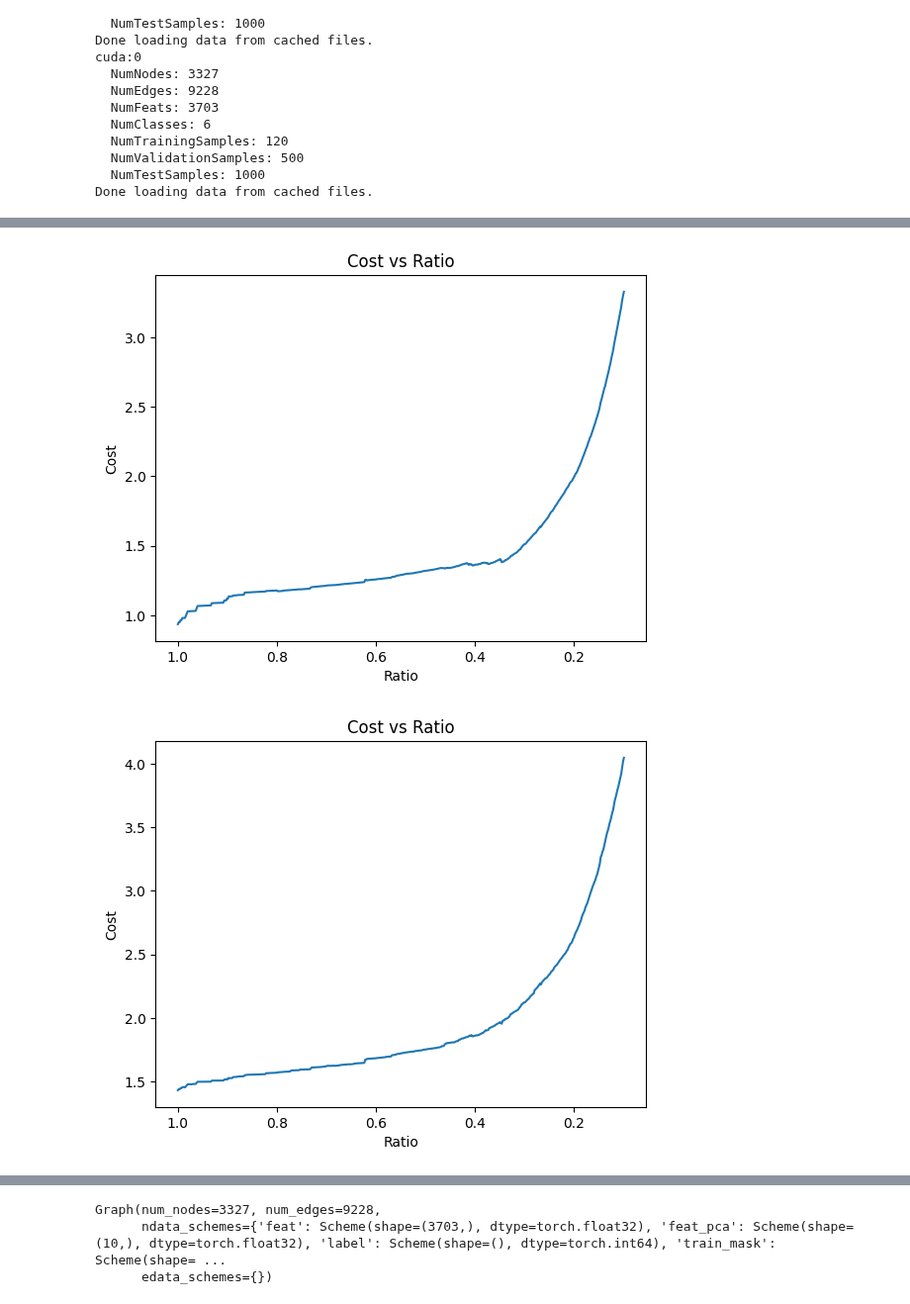
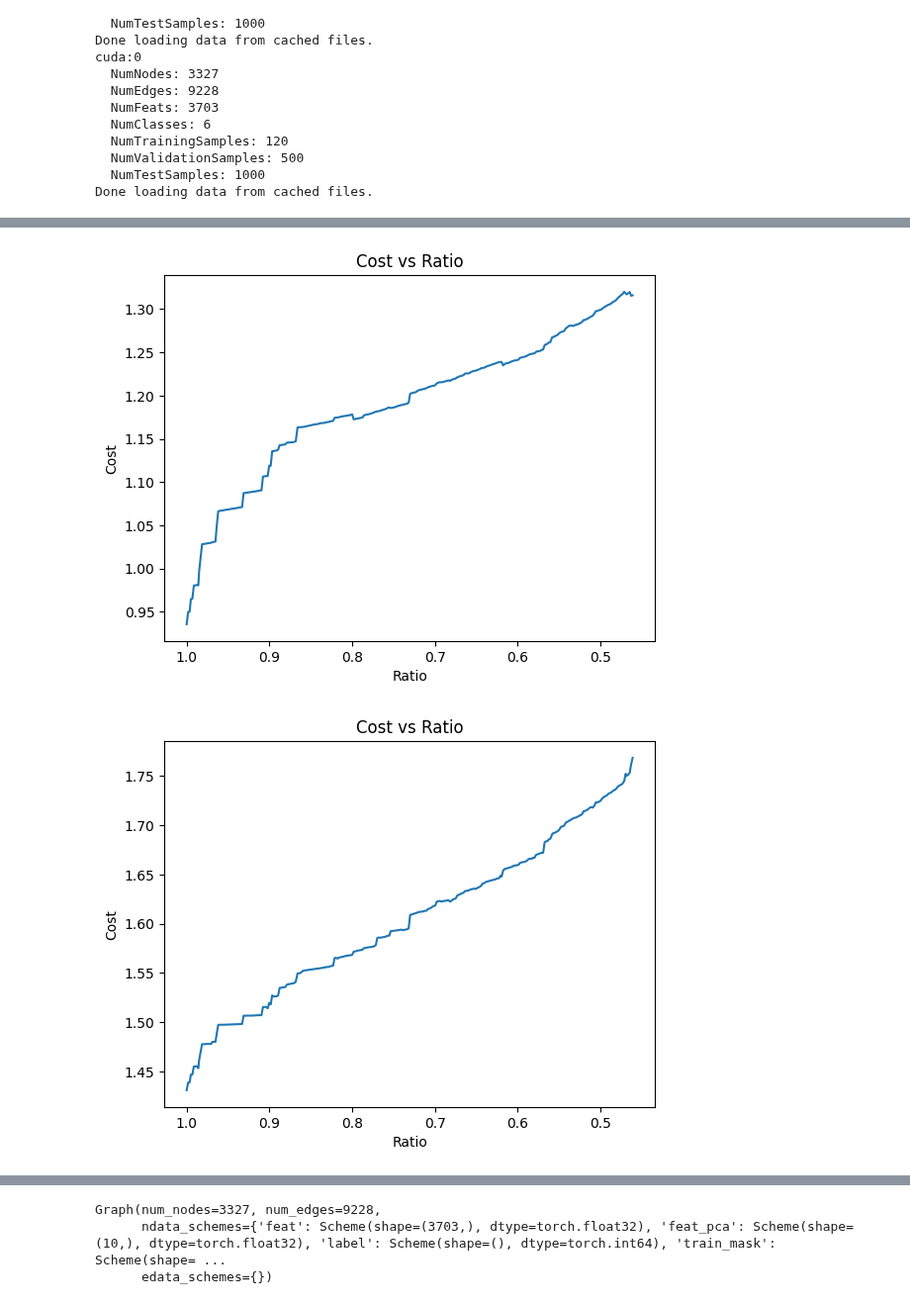
Before and after one commit to Robino-CK/hetero-conv-matching, a Jupyter notebook: test_citeseer.ipynb, the cells around one changed output, grey strips where cells are left out. Shown at 99% size. Drawn from its saved outputs; the diff is of its cells as text; code cells hidden in the pictures.

Commit message:
added some plots

```diff
--- a/test_citeseer.ipynb
+++ b/test_citeseer.ipynb
@@ -43,24 +43,25 @@ Done loading data from cached files.
 from Projections.JLRandom import JLRandomProjection
 original_graph = original_graph.to(device=device)
 from Projections.CCA import CCA
+from Projections.ContrastiveLearner import LinearContrastiveLearner
 
 num_nearest_init_neighbors_per_type = {"paper": 1, "cites": 25, "cited-by":1}
 coarsener = HeteroRGCNCoarsener(original_graph, num_nearest_init_neighbors_per_type,initial_k_layer=2, device=device, pairs_per_level=10,norm_p=1, approx_neigh=True,
-                                 use_out_degree=True, use_zscore=False, cca_cls=CCA , add_feat=True , use_cos_sim=False,folder_name="cit_cca_pca_10_metrics_devided_100" , checkpoints=[0.9,0.8,0.7,0.6 ,0.5,0.4, 0.3,0.2,0.1]          ) # , projection_cls= JLRandomProjection
+                                 use_out_degree=True, use_zscore=False, cca_cls=LinearContrastiveLearner , add_feat=True , use_cos_sim=False,folder_name="cit_cl_linear_pca_10" , checkpoints=[0.99, 0.9, 0.8,0.7,0.6,0.5,0.4,0.3,0.2,0.1]          ) # , projection_cls= JLRandomProjection
 #, batch_size=4096
-# coarsener.init()
-# coarsener.summarize()
+coarsener.init()
+coarsener.summarize()
 
 #original_graph = dataset.load_graph(n_components = 50)
 from Projections.JLRandom import JLRandomProjection
-original_graph = original_graph.to(device=device)
-from Projections.CCA import CCA
+# original_graph = original_graph.to(device=device)
+# from Projections.CCA import CCA
 
-num_nearest_init_neighbors_per_type = {"paper": 1, "cites": 25, "cited-by":1}
-coarsener = HeteroRGCNCoarsener(original_graph_2, num_nearest_init_neighbors_per_type,initial_k_layer=2, device=device, pairs_per_level=10,norm_p=1, approx_neigh=True,
-                                 use_out_degree=True, use_zscore=False,  add_feat=True , use_cos_sim=False,folder_name="cit_convmatch_metrics" , checkpoints=[0.9,0.8,0.7,0.6 ,0.5,0.4, 0.3,0.2,0.1]           ) # , projection_cls= JLRandomProjection
-#, batch_size=4096
-coarsener.init()
-coarsener.summarize()
+# num_nearest_init_neighbors_per_type = {"paper": 1, "cites": 25, "cited-by":1}
+# coarsener = HeteroRGCNCoarsener(original_graph_2, num_nearest_init_neighbors_per_type,initial_k_layer=2, device=device, pairs_per_level=10,norm_p=1, approx_neigh=True,
+#                                  use_out_degree=True, use_zscore=False,  add_feat=True , use_cos_sim=False,folder_name="cit_convmatch_metrics" , checkpoints=[0.999,0.8,0.7,0.6 ,0.5,0.4, 0.3,0.2,0.1]           ) # , projection_cls= JLRandomProjection
+# #, batch_size=4096
+# coarsener.init()
+# coarsener.summarize()
 # %% [output]
 cites
@@ -95,36 +101,36 @@ plt.plot(ratios, thetas)
 # %%
 import pickle
-with open(f'results/cit_convmatch_metrics/0.1', 'rb') as fh:
+with open(f'results/cit_convmatch_metrics/0.5', 'rb') as fh:
 
     coarsener = pickle.load(fh)
 # %%
 import matplotlib.pyplot as plt
 import torch
 
 ratios = coarsener.metrics['r']
-costs = [v.cpu() for v in coarsener.metrics['costs_neigh']['cites']]
+costs = [v.cpu() for v in coarsener.metrics['costs_neigh']['cites']][:-1]
 
 plt.plot(ratios, costs)
 plt.gca().invert_xaxis()  # Reverse the x-axis: start from 1 down to 0
 plt.xlabel("Ratio")
 plt.ylabel("Cost")
 plt.title("Cost vs Ratio")
 plt.show()
 
 import matplotlib.pyplot as plt
 import torch
 
 ratios = coarsener.metrics['r']
-costs = [v.cpu() for v in coarsener.metrics['costs_h']['cites']]
+costs = [v.cpu() for v in coarsener.metrics['costs_h']['cites']][:-1]
 
 plt.plot(ratios, costs)
 plt.gca().invert_xaxis()  # Reverse the x-axis: start from 1 down to 0
 plt.xlabel("Ratio")
 plt.ylabel("Cost")
 plt.title("Cost vs Ratio")
 plt.show()
 # %% [output]
-[figure, old version]
+[figure, new version]
-[figure, old version]
+[figure, new version]
 # %%
 import pickle
```
Also changed, not shown: parts of 9 cells of this notebook, 5 other files.
